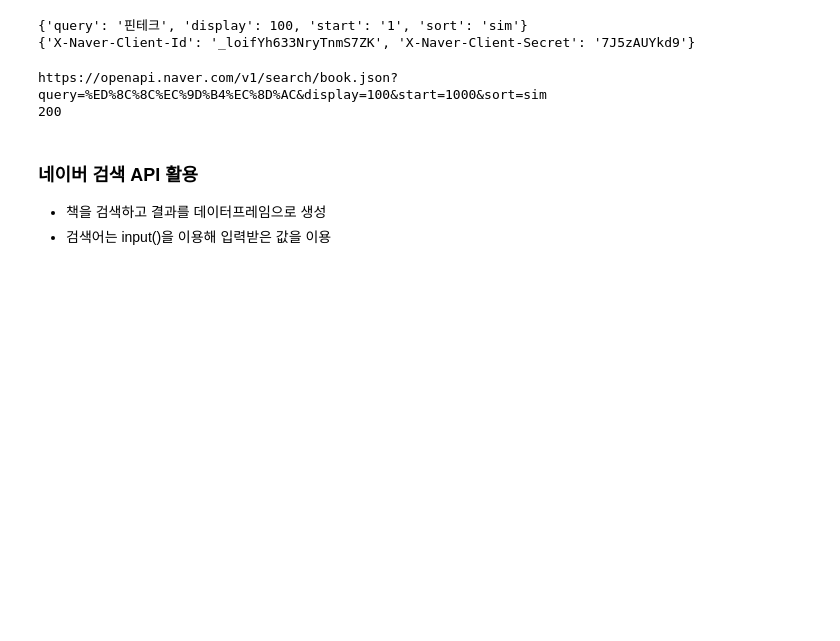
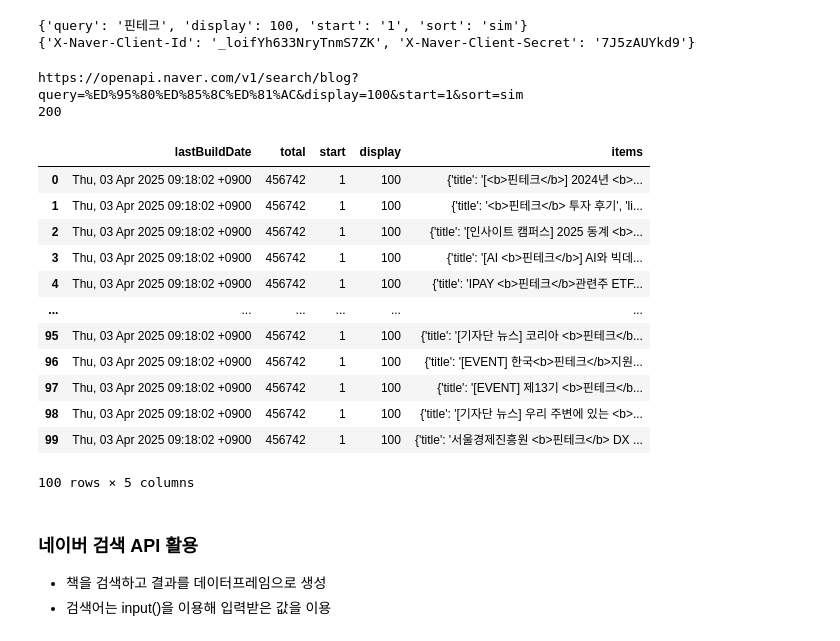
Before and after one commit to KEEPGOINGNOW/Fintech_Service_2nd, a Jupyter notebook: 04_data_scraping/02_requests모듈_NAVER_API활용_데이터수집.ipynb, the cells around one changed output. Cells and saved outputs as stored; diff of their text form; code cells hidden in the pictures; blank space fills up the shorter version.

```diff
--- a/04_data_scraping/02_requests모듈_NAVER_API활용_데이터수집.ipynb
+++ b/04_data_scraping/02_requests모듈_NAVER_API활용_데이터수집.ipynb
@@ -25,7 +28,7 @@ import requests
 url = "https://openapi.naver.com/v1/search/blog"
 
 payload = {'query': '핀테크', 'display': 100,'start': '1', 'sort': 'sim'}
-headers = {'X-Naver-Client-Id': "_loifYh633NryTnmS7ZK", 'X-Naver-Client-Secret': "7J5zAUYkd9"}
+headers = {'X-Naver-Client-Id': Client_Id, 'X-Naver-Client-Secret': Client_Secret}
 r = requests.get(url, params=payload, headers=headers)
 # %%
 # prarms에 할당된 payload 확인
@@ -48,8 +51,27 @@ print(r.status_code)
 data = r.json()
 # data
 # %% [output]
-https://openapi.naver.com/v1/search/book.json?query=%ED%8C%8C%EC%9D%B4%EC%8D%AC&display=100&start=1000&sort=sim
+https://openapi.naver.com/v1/search/blog?query=%ED%95%80%ED%85%8C%ED%81%AC&display=100&start=1&sort=sim
 200
+# %%
+import pandas as pd
+
+df = pd.DataFrame(data)
+df
+# %% [output]
+|  | lastBuildDate | total | start | display | items |
+| 0 | Thu, 03 Apr 2025 09:18:02 +0900 | 456742 | 1 | 100 | {'title': '[<b>핀테크</b>] 2024년 <b>... |
+| 1 | Thu, 03 Apr 2025 09:18:02 +0900 | 456742 | 1 | 100 | {'title': '<b>핀테크</b> 투자 후기', 'li... |
+| 2 | Thu, 03 Apr 2025 09:18:02 +0900 | 456742 | 1 | 100 | {'title': '[인사이트 캠퍼스] 2025 동계 <b>... |
+| 3 | Thu, 03 Apr 2025 09:18:02 +0900 | 456742 | 1 | 100 | {'title': '[AI <b>핀테크</b>] AI와 빅데... |
+| 4 | Thu, 03 Apr 2025 09:18:02 +0900 | 456742 | 1 | 100 | {'title': 'IPAY <b>핀테크</b>관련주 ETF... |
+| ... | ... | ... | ... | ... | ... |
+| 95 | Thu, 03 Apr 2025 09:18:02 +0900 | 456742 | 1 | 100 | {'title': '[기자단 뉴스] 코리아 <b>핀테크</b... |
+| 96 | Thu, 03 Apr 2025 09:18:02 +0900 | 456742 | 1 | 100 | {'title': '[EVENT] 한국<b>핀테크</b>지원... |
+| 97 | Thu, 03 Apr 2025 09:18:02 +0900 | 456742 | 1 | 100 | {'title': '[EVENT] 제13기 <b>핀테크</b... |
+| 98 | Thu, 03 Apr 2025 09:18:02 +0900 | 456742 | 1 | 100 | {'title': '[기자단 뉴스] 우리 주변에 있는 <b>... |
+| 99 | Thu, 03 Apr 2025 09:18:02 +0900 | 456742 | 1 | 100 | {'title': '서울경제진흥원 <b>핀테크</b> DX ... |
+100 rows × 5 columns
 # %% [markdown]
 ### 네이버 검색 API 활용
 - 책을 검색하고 결과를 데이터프레임으로 생성
```
Also changed, not shown: parts of 5 cells of this notebook, 1 other file.
